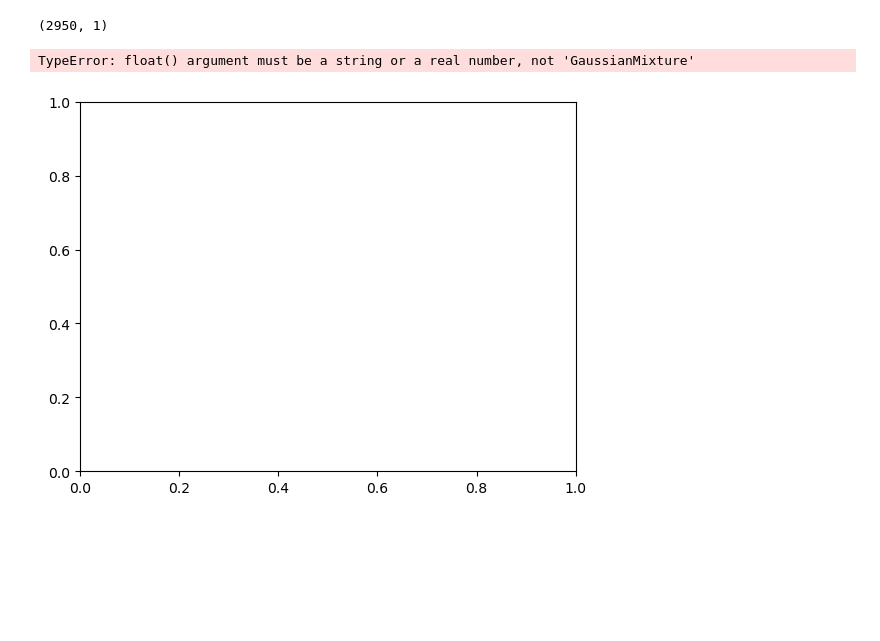
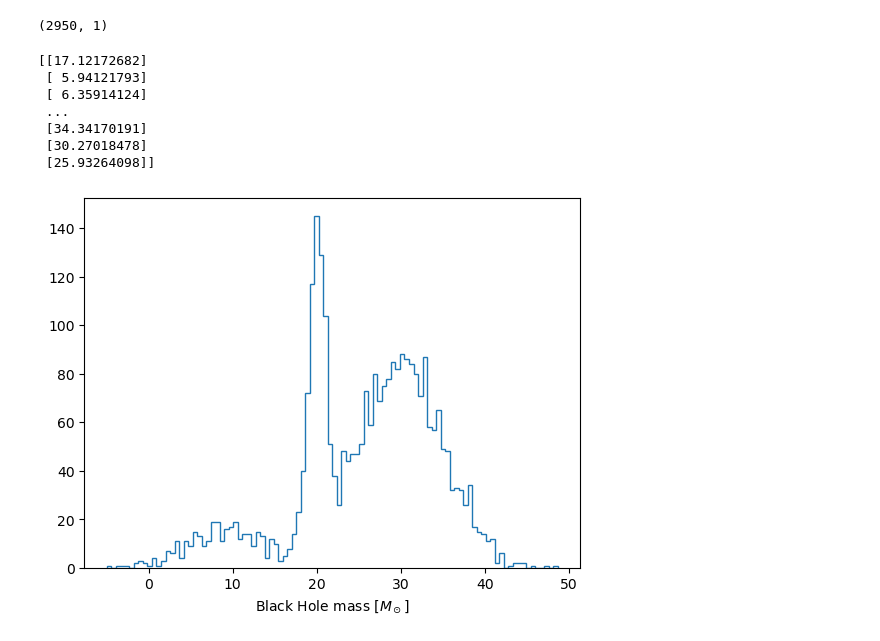
Before and after one commit to costanzamariasala/ilovegit, a Jupyter notebook: lec6_BHbinaries.ipynb, the cells around one changed output. Saved outputs shown, nothing was run; the diff lists cells and outputs as text; code cells hidden in the pictures; blank space fills up the shorter version.

```diff
--- a/lec6_BHbinaries.ipynb
+++ b/lec6_BHbinaries.ipynb
@@ -15,7 +14,15 @@ print(file.shape)
 # %% [output]
 (2950, 1)
 # %%
-gausmix = sklearn.mixture.GaussianMixture(n_components=3-,)
+plt.hist(file, bins = 100, histtype = 'step')
+plt.xlabel('Black Hole mass $[M_\odot]$')
+print(file)
 # %% [output]
-TypeError: float() argument must be a string or a real number, not 'GaussianMixture'
+[[17.12172682]
+ [ 5.94121793]
+ [ 6.35914124]
+ ...
+ [34.34170191]
+ [30.27018478]
+ [25.93264098]]
-[figure, old version]
+[figure, new version]
```
Also changed, not shown: parts of 9 cells of this notebook.
